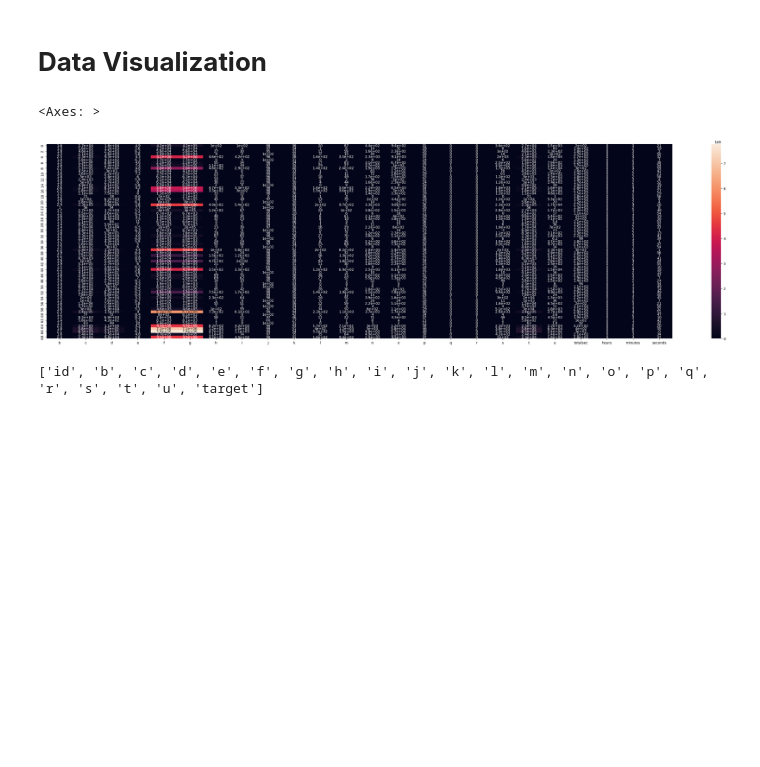
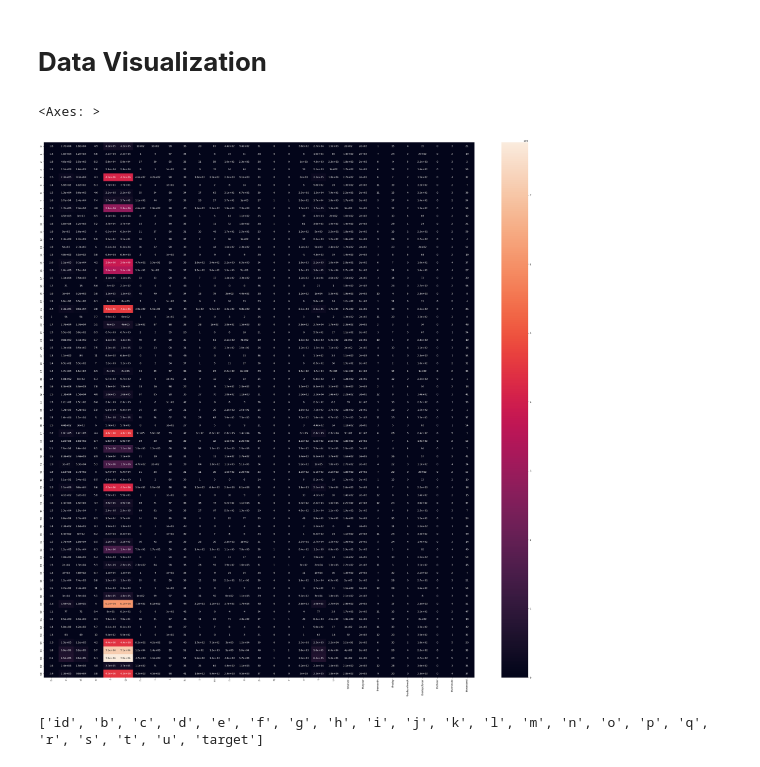
Before and after one commit to jgyfutub/Logical-Rhythm2023, a Jupyter notebook: notebook896f92e3ef.ipynb, the cells around one changed output. Drawn from its saved outputs; the diff is of its cells as text; code cells hidden in the pictures; blank space fills up the shorter version.

```diff
--- a/notebook896f92e3ef.ipynb
+++ b/notebook896f92e3ef.ipynb
@@ -82,0 +93,12 @@ train_target=train_data['target']
+# %%
+train_data.a=pd.to_datetime(train_data.a, infer_datetime_format=True)
+train_data.v=pd.to_datetime(train_data.v, infer_datetime_format=True)
+train_data['theyear'] = train_data['a'].dt.year
+train_data['themonth'] = train_data['a'].dt.month
+train_data['theday'] = train_data['a'].dt.day
+train_data['thedayofweek'] = train_data['a'].dt.day_of_week
+train_data['thedayofyear'] = train_data['a'].dt.day_of_year
+train_data['thehour'] = train_data['v'].dt.hour
+train_data['theminute'] = train_data['v'].dt.minute
+train_data['thesecond'] = train_data['v'].dt.second
+train_data.head()
@@ -199,7 +206,0 @@ Name: v, Length: 1064, dtype: object
-# %%
-train_data['hours']=train_hrs
-train_data['minutes']=train_min
-train_data['seconds']=train_sec
-test_data['hours']=test_hrs
-test_data['minutes']=test_min
-test_data['seconds']=test_sec
@@ -206,11 +223,11 @@ test_data['seconds']=test_sec
 # %% [markdown]
 # ****Data Visualization****
 # %%
-plt.figure(figsize=(40,10))
+plt.figure(figsize=(40,40))
 sns.heatmap(data=train_data, annot=True)
 # %% [output]
 <Axes: >
-[figure, old version]
+[figure, new version]
 # %%
 data=pd.read_csv('/kaggle/input/anyas-gojo-revival/sheet1.csv')
 # %%
```
Also changed, not shown: parts of 20 cells of this notebook.
